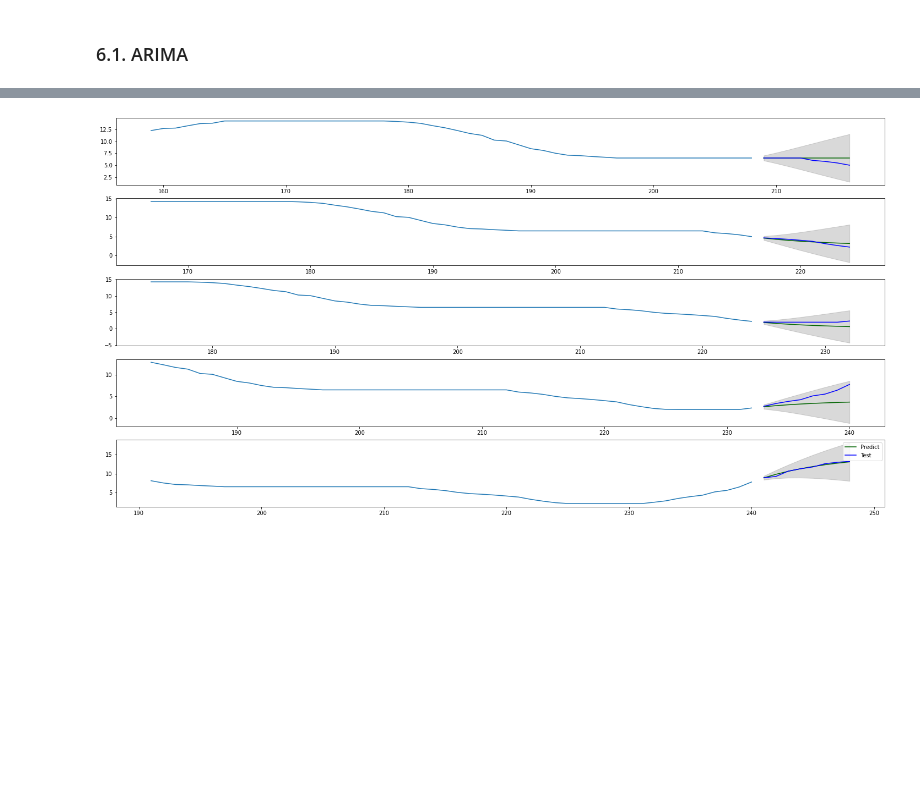
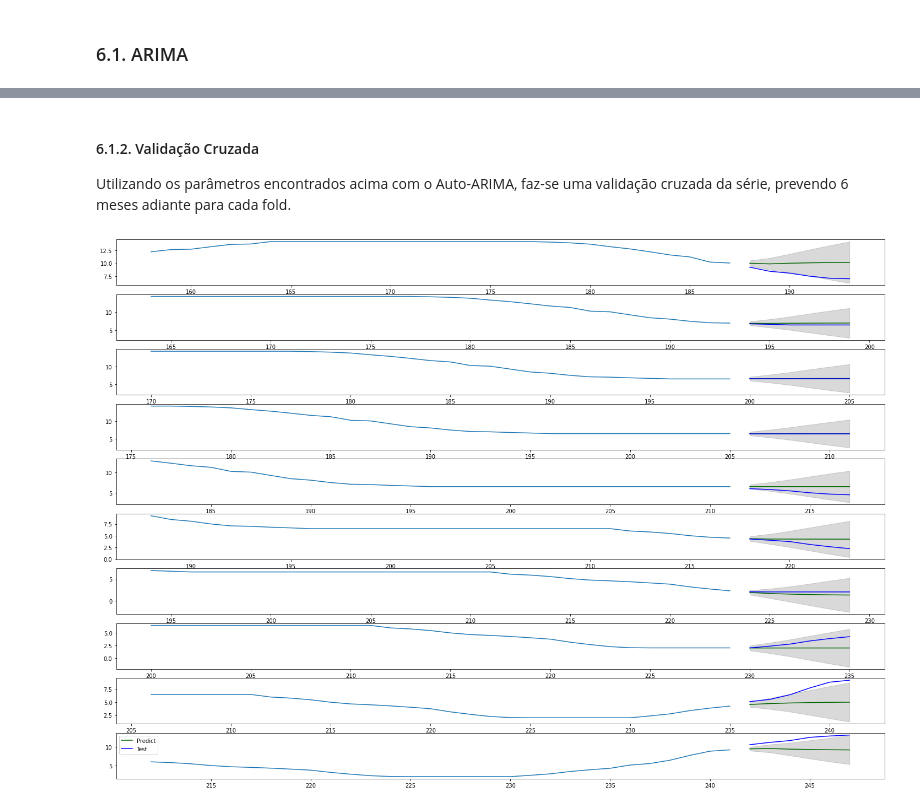
Before and after one commit to Lucas-Okamura/Selic-Forecast, a Jupyter notebook: selic-forecast.ipynb, the cells around one changed output, grey strips where cells are left out. Drawn from its saved outputs; the diff is of its cells as text; code cells hidden in the pictures; blank space fills up the shorter version.

Commit message:
feat: fixed desemprego etl and continued arima

```diff
--- a/selic-forecast.ipynb
+++ b/selic-forecast.ipynb
@@ -521,0 +594,10 @@ df6 = df5.copy()
+# %%
+model = pm.auto_arima(y_train, start_p=1, start_q=3,
+                        test='adf',       # use adftest to find optimal 'd'
+                        max_p=4, max_q=4, # maximum p and q
+                        d=None,           # let model determine 'd'
+                        seasonal=False,   # No Seasonality
+                        trace = True,
+                        error_action='ignore',
+                        suppress_warnings=True)
+model.summary()
@@ -522,38 +642,49 @@ df6 = df5.copy()
+# %% [markdown]
+#### 6.1.2. Validação Cruzada
+
+Utilizando os parâmetros encontrados acima com o Auto-ARIMA, faz-se uma validação cruzada da série, prevendo 6 meses adiante para cada fold.
 # %%
-n_splits = 5
-test_size = 8
+n_splits = 10
+test_size = 6
 tscv = TimeSeriesSplit(n_splits = n_splits, test_size = test_size)
+model_list = []
+test_periods = []
+mae = []
+mse = []
+mape = []
 
-fig, axes = plt.subplots(n_splits, 1, figsize = (25, 13))
+fig, axes = plt.subplots(n_splits, 1, figsize = (25, 18))
 
 for index, (train_index, test_index) in enumerate(tscv.split(y)):
     y_train_val, y_test_val = y[train_index], y[test_index]
 
-    model = pm.auto_arima(y_train_val, start_p=1, start_q=1,
-                        test='adf',       # use adftest to find optimal 'd'
-                        max_p=3, max_q=3, # maximum p and q
-                        d=None,           # let model determine 'd'
-                        seasonal=False,   # No Seasonality
-                        error_action='ignore',
-                        suppress_warnings=True)
+    arima = ARIMA(y_train_val, order = (1, 1, 3))
+    model = arima.fit()
 
-    fc, confint = model.predict(n_periods=test_size, return_conf_int=True)
+    fc = model.get_forecast(test_size)
+    yhat = fc.predicted_mean
+    confint = fc.conf_int(alpha=0.05)
+    lower_series = pd.Series(confint['lower selic'], index=test_index)
+    upper_series = pd.Series(confint['upper selic'], index=test_index)
 
     # make series for plotting purpose
-    fc_series = pd.Series(fc, index=test_index)
-    lower_series = pd.Series(confint[:, 0], index=test_index)
-    upper_series = pd.Series(confint[:, 1], index=test_index)
-
+    fc_series = pd.Series(yhat, index=test_index)
 
     # Plot
-    axes.ravel()[index].plot(y_train_val[-50:])
+    axes.ravel()[index].plot(y_train_val[-30:])
     axes.ravel()[index].plot(fc_series, color='darkgreen', label = 'Predict')
     axes.ravel()[index].plot(y_test_val, color='blue', label = 'Test')
     axes.ravel()[index].fill_between(lower_series.index,
                                     lower_series,
                                     upper_series,
                                     color='k', alpha=.15)
 
+    model_list.append(str(model).strip())
+    test_periods.append(tuple(df6.iloc[test_index, [0, 1]].astype(str).agg('-'.join, axis = 1)))
+    mae.append(mean_absolute_error(y_test_val, yhat))
+    mse.append(mean_squared_error(y_test_val, yhat))
+    mape.append(mean_absolute_percentage_error(y_test_val, yhat))
+
 plt.legend();
 # %% [output]
-[figure, old version]
+[figure, new version]
```
Also changed, not shown: parts of 30 cells of this notebook.
